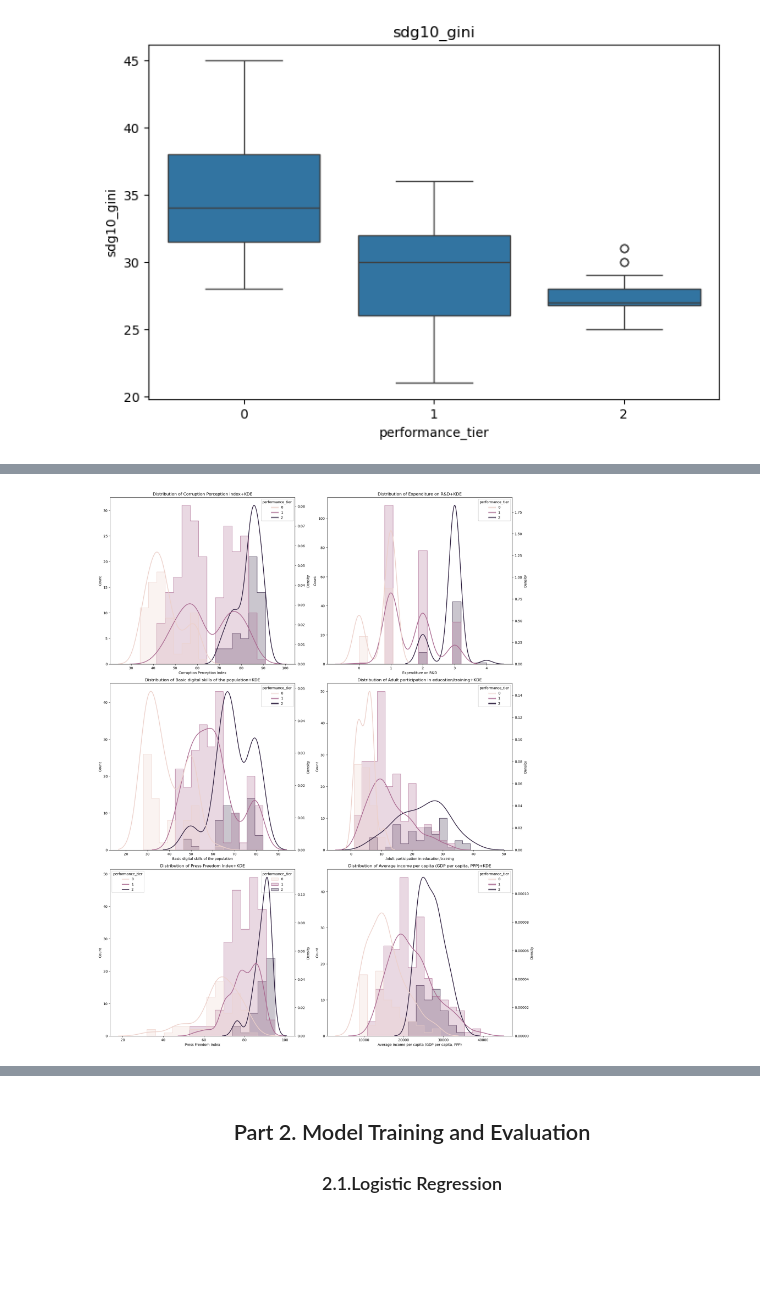
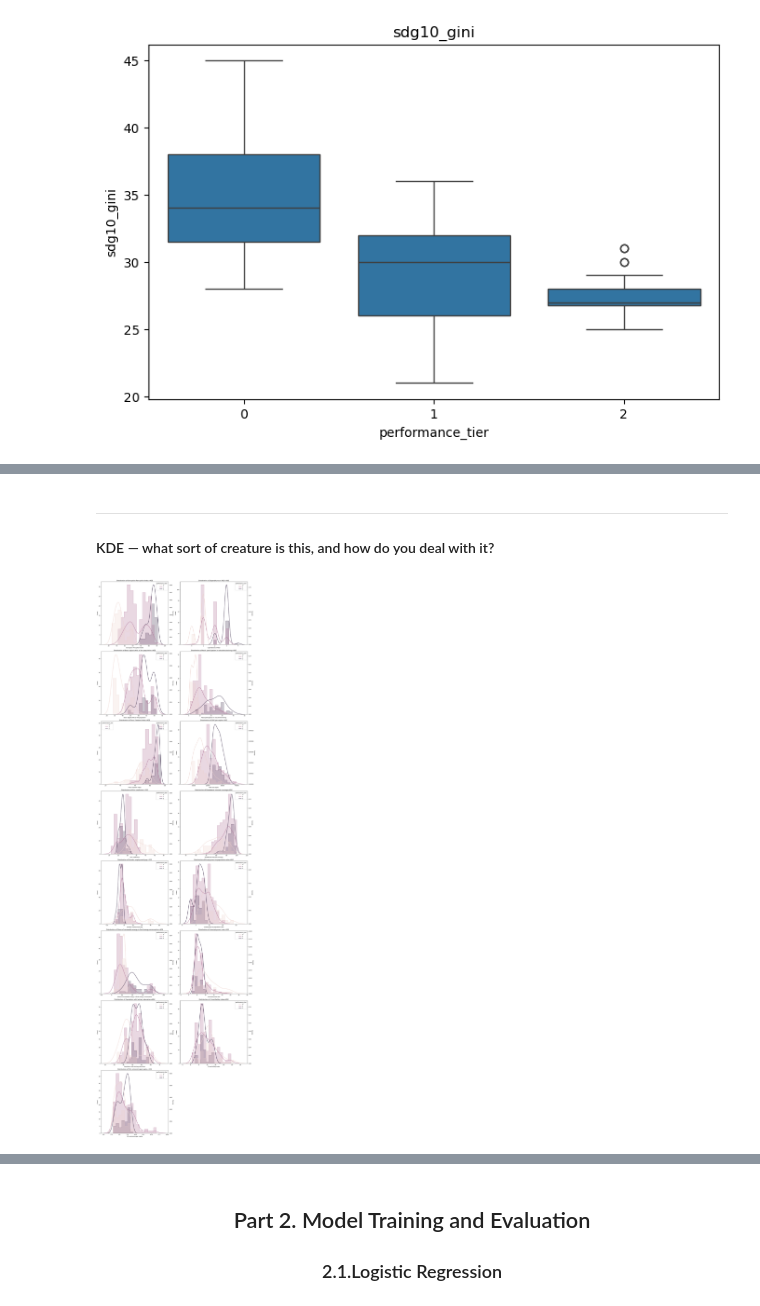
Before and after one commit to LavrenchukV/Classifying-EU-Sustainability-Performance, a Jupyter notebook: SDG_project.ipynb, the cells around one changed output, grey strips where cells are left out. Cells and saved outputs as stored; diff of their text form; code cells hidden in the pictures; blank space fills up the shorter version.

```diff
--- a/SDG_project.ipynb
+++ b/SDG_project.ipynb
@@ -13,7 +37,7 @@ import pandas as pd
 import matplotlib.pyplot as plt
 import seaborn as sns
 
-df_original = pd.read_csv("D:/Portfolio/Classifying EU Sustainability Performance/eu_sdg_performance_data.csv")
+df_original = pd.read_csv("D:/Portfolio/Classifying EU Sustainability Performance/data/eu_sdg_performance_data.csv")
 # %% [markdown]
 | Variable              | Description                                                    | Unit in dataset                                 |
 | --------------------- | -------------------------------------------------------------- | ----------------------------------------------- |
@@ -413,0 +419,41 @@ plt.show()
+# %%
+x_vars = {
+    "sdg16_cpi": "Corruption Perception Index",
+    "sdg9_eurd": "Expenditure on R&D",
+    "sdg9_digital": "Basic digital skills of the population",
+    "sdg4_adult": "Adult participation in education/training",
+    "sdg16_rsf": "Press Freedom Index",
+    "sdg8_income": "GDP per capita",
+    "sdg10_gini": "Gini coefficient",
+    "sdg9_bband": "Broadband internet coverage",
+    "sdg5_empgap": "Gender employment gap",
+    "sdg8_inwork": "Employment-to-population ratio",
+    "sdg7_eurenew": "Share of renewable energy in final energy consumption",
+    "sdg8_unemp": "Unemployment rate",
+    "sdg4_tertiary": "Population with tertiary education",
+    "sdg16_crime": "Crime/Safety index",
+    "sdg13_co2gcp": "CO₂ emissions per capita"
+}
+#I ranked these features according to their correlation coefficients in the next section
+
+fig, axes = plt.subplots(nrows=9, ncols=2, figsize=(18, 70))
+axes = axes.flatten()
+
+for i, (col, label) in enumerate(x_vars.items()):
+    sns.scatterplot(
+        data=df,
+        x=col,
+        y="sdgi_score",
+        hue="performance_tier",
+        palette="viridis",
+        ax=axes[i]
+    )
+    axes[i].set_xlabel(label)
+    axes[i].set_ylabel("SDGI Score")
+    axes[i].set_title(f"SDGI Score vs {label}")
+
+for j in range(i+1, len(axes)):
+    fig.delaxes(axes[j])
+
+plt.tight_layout()
+plt.show()
@@ -414,5 +526,9 @@ plt.show()
+# %% [markdown]
+---
+
+#### KDE — what sort of creature is this, and how do you deal with it?
 # %%
-fig, axes = plt.subplots(4, 2, figsize=(18, 30))
+fig, axes = plt.subplots(nrows=9, ncols=2, figsize=(18, 70))
 axes = axes.flatten()
 
 for i, (col, label) in enumerate(x_vars.items()):
@@ -423,31 +539,31 @@ for i, (col, label) in enumerate(x_vars.items()):
         x=col,
         bins=15,
         hue="performance_tier",
         element="step",
         stat="count",
         common_norm=False,
         ax=ax1
     )
     ax1.set_xlabel(label)
     ax1.set_ylabel("Count")
 
     ax2 = ax1.twinx()
     sns.kdeplot(
         data=df,
         x=col,
         hue="performance_tier",
         common_norm=False,
         lw=2,
         ax=ax2
     )
     ax2.set_ylabel("Density")
 
     ax1.set_title(f"Distribution of {label}+KDE")
 
 for j in range(i+1, len(axes)):
     fig.delaxes(axes[j])
 
 plt.tight_layout()
 plt.show()
 # %% [output]
-[figure, old version]
+[figure, new version]
```
Also changed, not shown: parts of 24 cells of this notebook.
